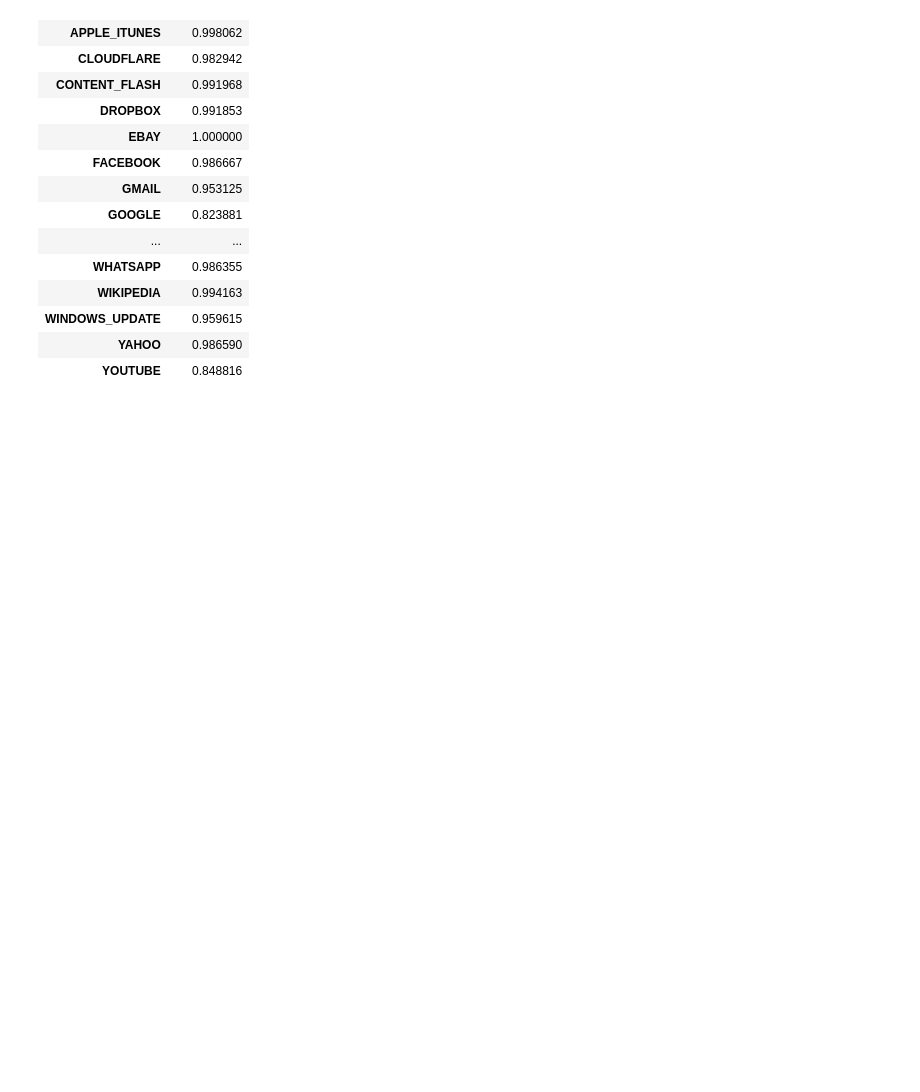
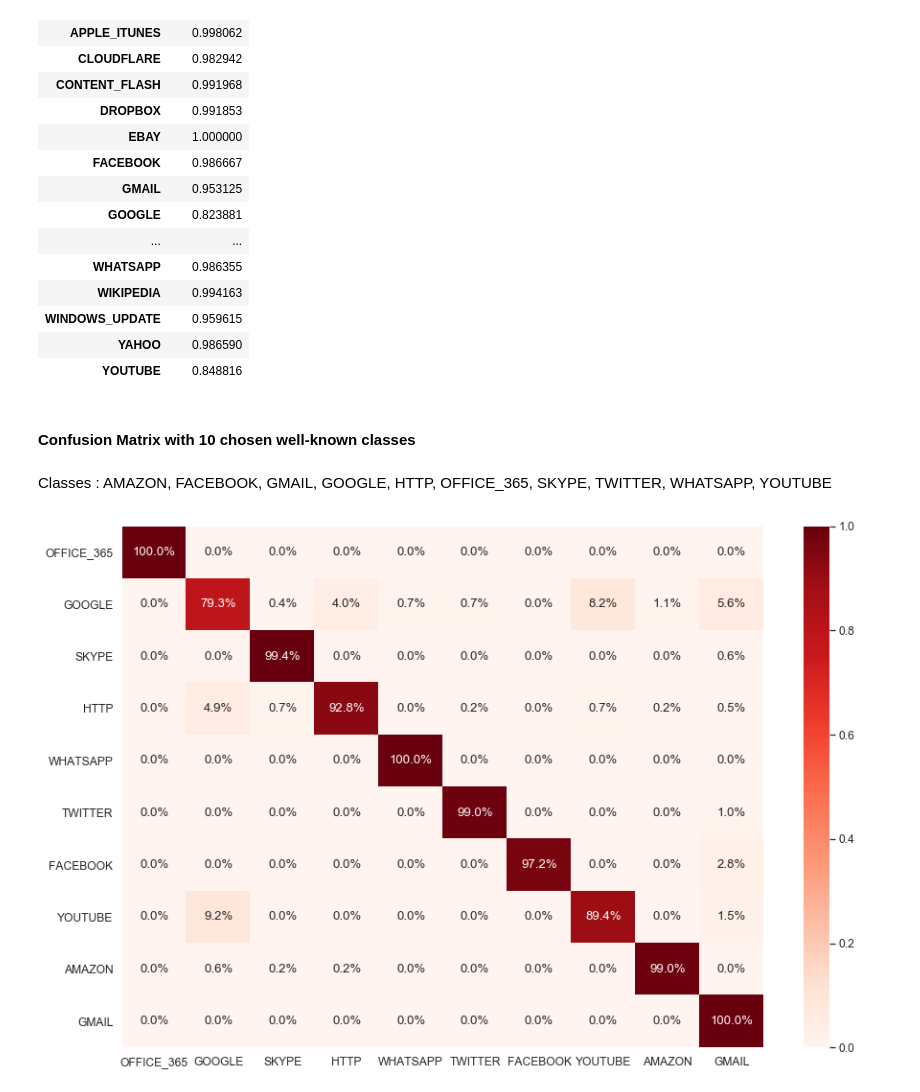
Before and after one commit to Dhruvjyoti-Bagadthey/Traffic_Classification_, a Jupyter notebook: AE_code.ipynb, the cells around one changed output. Drawn from its saved outputs; the diff is of its cells as text; code cells hidden in the pictures; blank space fills up the shorter version.

```diff
--- a/AE_code.ipynb
+++ b/AE_code.ipynb
@@ -321,3 +327,23 @@ Recall Scores :
 | WINDOWS_UPDATE | 0.959615 |
 | YAHOO | 0.986590 |
 | YOUTUBE | 0.848816 |
+# %% [markdown]
+#### Confusion Matrix with 10 chosen well-known classes
+# %% [markdown]
+Classes : AMAZON, FACEBOOK, GMAIL, GOOGLE, HTTP, OFFICE_365, SKYPE, TWITTER, WHATSAPP, YOUTUBE
+# %%
+from sklearn.metrics import confusion_matrix
+apps=['AMAZON','FACEBOOK','GMAIL','GOOGLE','HTTP','OFFICE_365','SKYPE','TWITTER','WHATSAPP','YOUTUBE']#reporting for these well-known Apps
+y_test1[y_test1.isin(apps)]
+cm=confusion_matrix(y_test1[y_test1.isin(apps)],y_pred1[y_test1.isin(apps)],labels=y_test1[y_test1.isin(apps)].unique())
+# %%
+cm_pc=pd.DataFrame((cm.T/np.sum(cm,axis=1)).T,columns=y_test1[y_test1.isin(apps)].unique(),index=y_test1[y_test1.isin(apps)].unique())
+cm_pc=cm_pc.replace(np.nan,0)
+# %%
+plt.figure(figsize=(15,10))
+df_cm=pd.DataFrame(cm,columns=y_test1[y_test1.isin(apps)].unique(),index=y_test1[y_test1.isin(apps)].unique())
+sns.set(font_scale=1.1)
+sns.heatmap(cm_pc, annot=True,fmt='.1%',cmap=sns.color_palette("Reds",150)) # font size
+plt.show()
+# %% [output]
+[figure, added]
```
Also changed, not shown: parts of 10 cells of this notebook.
